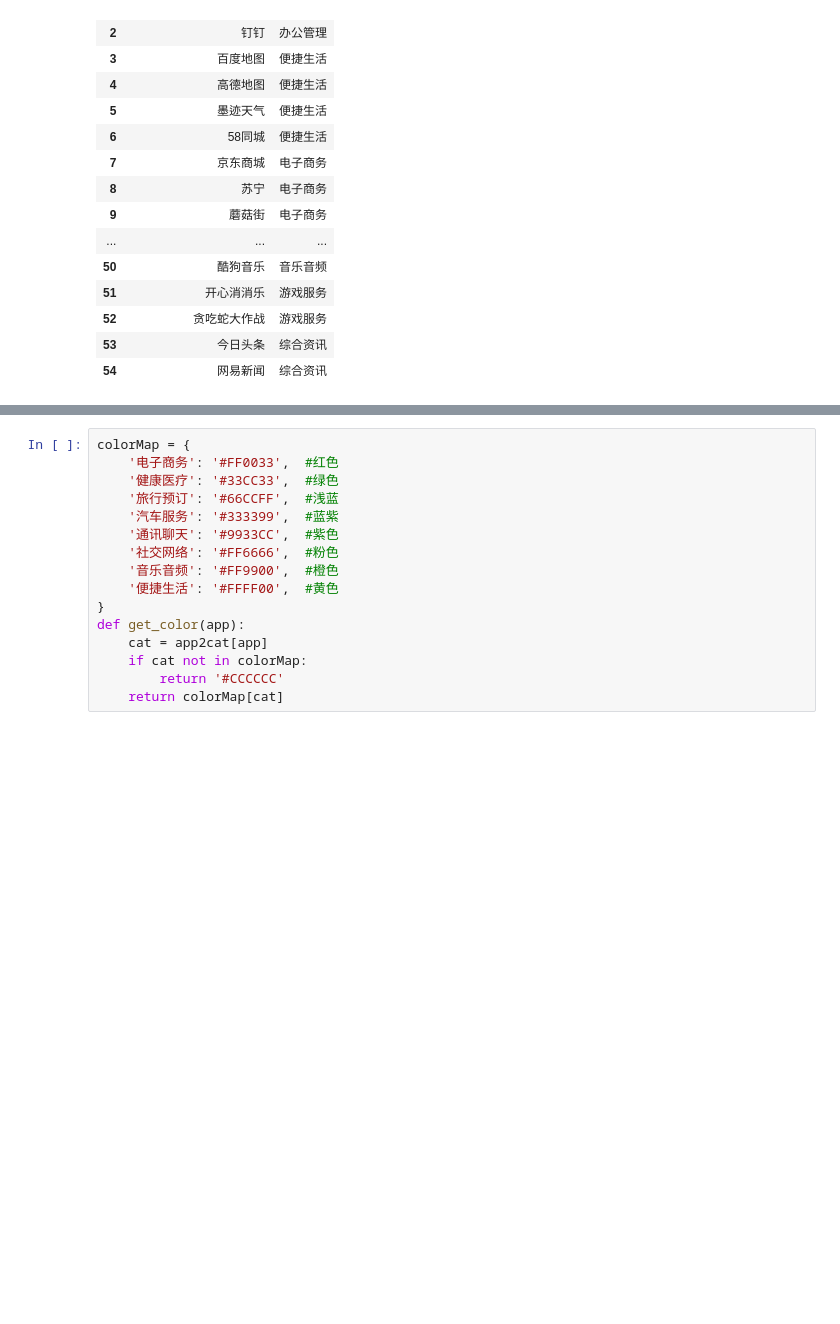
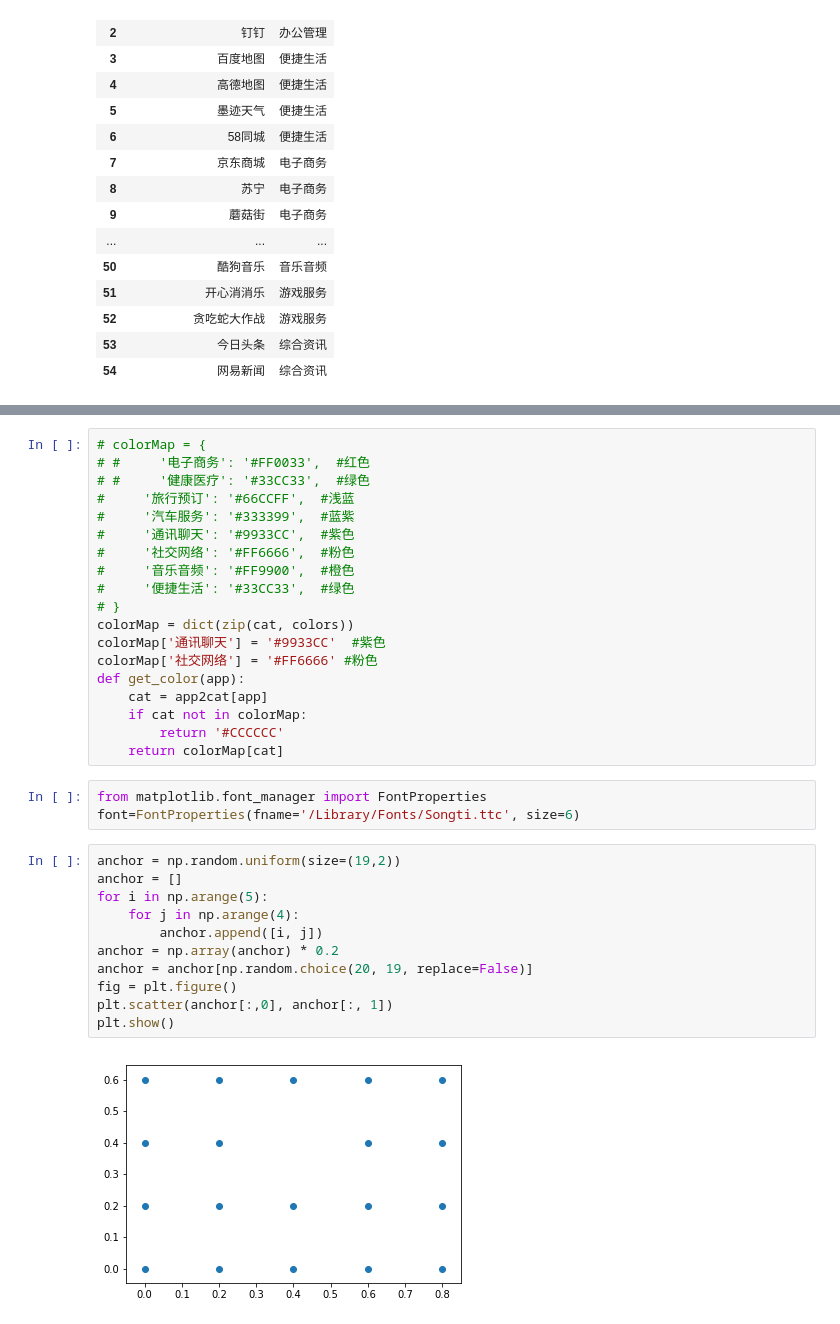
Before and after one commit to chenhui-bupt/user_app2vec, a Jupyter notebook: visualization/visual.ipynb, the cells around one changed output, grey strips where cells are left out. Drawn from its saved outputs; the diff is of its cells as text; blank space fills up the shorter version.

```diff
--- a/visualization/visual.ipynb
+++ b/visualization/visual.ipynb
@@ -88,16 +92,35 @@ app_cat
 # %%
-colorMap = {
-    '电子商务': '#FF0033',  #红色
-    '健康医疗': '#33CC33',  #绿色
-    '旅行预订': '#66CCFF',  #浅蓝
-    '汽车服务': '#333399',  #蓝紫
-    '通讯聊天': '#9933CC',  #紫色
-    '社交网络': '#FF6666',  #粉色
-    '音乐音频': '#FF9900',  #橙色
-    '便捷生活': '#FFFF00',  #黄色
-}
+# colorMap = {
+# #     '电子商务': '#FF0033',  #红色
+# #     '健康医疗': '#33CC33',  #绿色
+#     '旅行预订': '#66CCFF',  #浅蓝
+#     '汽车服务': '#333399',  #蓝紫
+#     '通讯聊天': '#9933CC',  #紫色
+#     '社交网络': '#FF6666',  #粉色
+#     '音乐音频': '#FF9900',  #橙色
+#     '便捷生活': '#33CC33',  #绿色
+# }
+colorMap = dict(zip(cat, colors))
+colorMap['通讯聊天'] = '#9933CC'  #紫色
+colorMap['社交网络'] = '#FF6666' #粉色
 def get_color(app):
     cat = app2cat[app]
     if cat not in colorMap:
         return '#CCCCCC'
     return colorMap[cat]
+# %%
+from matplotlib.font_manager import FontProperties
+font=FontProperties(fname='/Library/Fonts/Songti.ttc', size=6)
+# %%
+anchor = np.random.uniform(size=(19,2))
+anchor = []
+for i in np.arange(5):
+    for j in np.arange(4):
+        anchor.append([i, j])
+anchor = np.array(anchor) * 0.2
+anchor = anchor[np.random.choice(20, 19, replace=False)]
+fig = plt.figure()
+plt.scatter(anchor[:,0], anchor[:, 1])
+plt.show()
+# %% [output]
+[figure, added]
```
Also changed, not shown: parts of 41 cells of this notebook, 2 other files.
